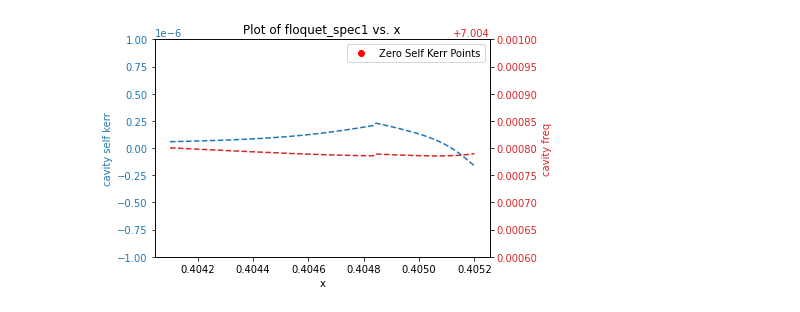
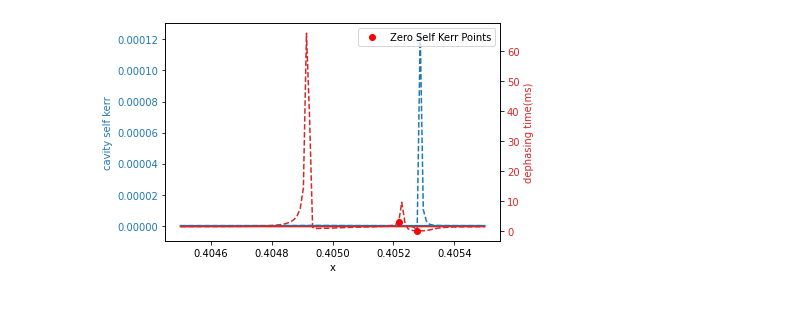
Before and after one commit to yunweilu/SNAIL, a Jupyter notebook: charge-coupling/Sweetspot/snailc_floquet-Copy2.ipynb, the cells around one changed output. Drawn from its saved outputs; the diff is of its cells as text; code cells hidden in the pictures.

```diff
--- a/charge-coupling/Sweetspot/snailc_floquet-Copy2.ipynb
+++ b/charge-coupling/Sweetspot/snailc_floquet-Copy2.ipynb
@@ -337,9 +352,13 @@ plt.plot(flux_values,np.array(snail_anhs)/2/np.pi)
 # %%
 # Calculate the results for each x value
-omega = 0
-A = 0
-results = [floquet_spec3(omega, A, x,omega_c1, 0.15 * 2 * np.pi)  for x in flux_values]
-# results1 = [floquet_spec3(omega, A, x+1e-5,omega_c1, 0.15 * 2 * np.pi)  for x in flux_values]
+
+results= Parallel(n_jobs=-1)(delayed(floquet_spec3)(omega, A, x, omega_c1, 0.15 * 2 * np.pi) for x in flux_values)
 results = np.array(results)
-# results1 = np.array(results1)
-# derivative = (results1[:,0]-results[:,0])/1e-5
+undriven_results = results[:,0,:]
+driven_results = results[:,1,:]
+results1 = Parallel(n_jobs=-1)(delayed(floquet_spec3)(omega, A, x+1e-5, omega_c1, 0.15 * 2 * np.pi) for x in flux_values)
+results1 = np.array(results1)
+undriven_results1 = results1[:,0,:]
+driven_results1 = results1[:,1,:]
+der_app = (driven_results1[:,0]-driven_results[:,0])/1e-5
+undriven_der = (undriven_results1[:,0]-undriven_results[:,0])/1e-5
@@ -352,47 +365,34 @@ ERROR! Session/line number was not unique in database. History logging moved to
-# %%
-# omega = 4.83 * 2 * np.pi
-# A = 0.005 * 2 * np.pi
-omega = 5.02 * 2 * np.pi
-A = 0.002 * 2 * np.pi
-
-# Function to be executed in parallel
-def compute_floquet_spectrum(Hss_item, charge_ops_item, snail_freqs_item):
-    return floquet_spec(Hss_item, charge_ops_item, omega, A, snail_freqs_item)
-
-# Assuming flux_values, Hss, charge_ops, and snail_freqs are all lists of the same length
-floquet_results = Parallel(n_jobs=-1)(delayed(compute_floquet_spectrum)(Hss[i], charge_ops[i], snail_freqs[i]) for i in range(len(flux_values)))
 # %%
 floquet_results = np.array(floquet_results)
 fig, ax1 = plt.subplots()
 color = 'tab:blue'
 ax1.set_xlabel('x')
 ax1.set_ylabel('cavity self kerr', color=color)
-# ax1.plot(flux_values, np.array(results)[:, 2], color=color)
+ax1.plot(flux_values, np.array(undriven_results)[:, 2], color=color)
 ax1.plot(flux_values, floquet_results[:,2],'--',color=color)
 ax1.tick_params(axis='y', labelcolor=color)
-ax1.set_ylim(-1e-6, 1e-6)
+# ax1.set_ylim(-1e-6, 1e-6)
 
 # Create a second y-axis
 ax2 = ax1.twinx()
 color = 'tab:red'
-ax2.set_ylabel('cavity freq', color=color)
-# ax2.plot(flux_values, np.array(results)[:, 0], color=color)
-ax2.plot(flux_values, floquet_results[:,0],'--',color=color)
+ax2.set_ylabel('dephasing time(ms)', color=color)
+ax2.plot(flux_values, T1f(undriven_der)/2/np.pi/1e6, color=color)
+ax2.plot(flux_values, T1f(der)/2/np.pi/1e6,'--',color=color)
 ax2.tick_params(axis='y', labelcolor=color)
-ax2.set_ylim(7.0046,7.005)
 # Find where 'self kerr' crosses zero
-zero_crossings = np.where(np.diff(np.sign(np.array(results)[:, 2])))[0]
+zero_crossings = np.where(np.diff(np.sign(np.array(floquet_results)[:, 2])))[0]
 # If there is a significant jump in values at zero, you might need a more sophisticated method to find zero crossings
 
 # Calculate mid-points of zero crossings for better accuracy
 zero_flux_values = flux_values[zero_crossings]
-zero_cavity_freq = np.array(results)[zero_crossings, 0]
+zero_cavity_freq = (T1f(der)/2/np.pi/1e6)[zero_crossings]
 
 # Plot these points on the second y-axis
 ax2.plot(zero_flux_values, zero_cavity_freq, 'ro', label='Zero Self Kerr Points')  # 'ro' is red circle marker
 
-plt.title('Plot of floquet_spec1 vs. x')
+# plt.title('Plot of floquet_spec1 vs. x')
 plt.legend()
 plt.show()
 # %% [output]
-[figure, old version]
+[figure, new version]
```
Also changed, not shown: parts of 10 cells of this notebook, 57 other files.
